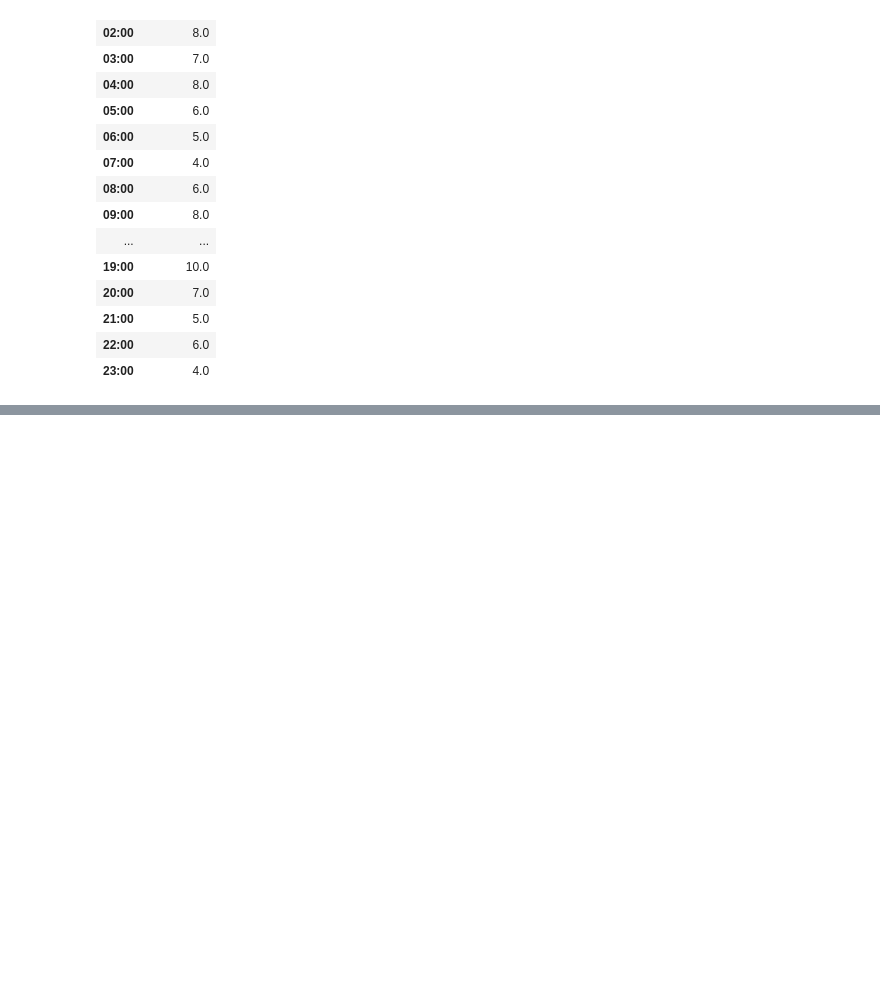
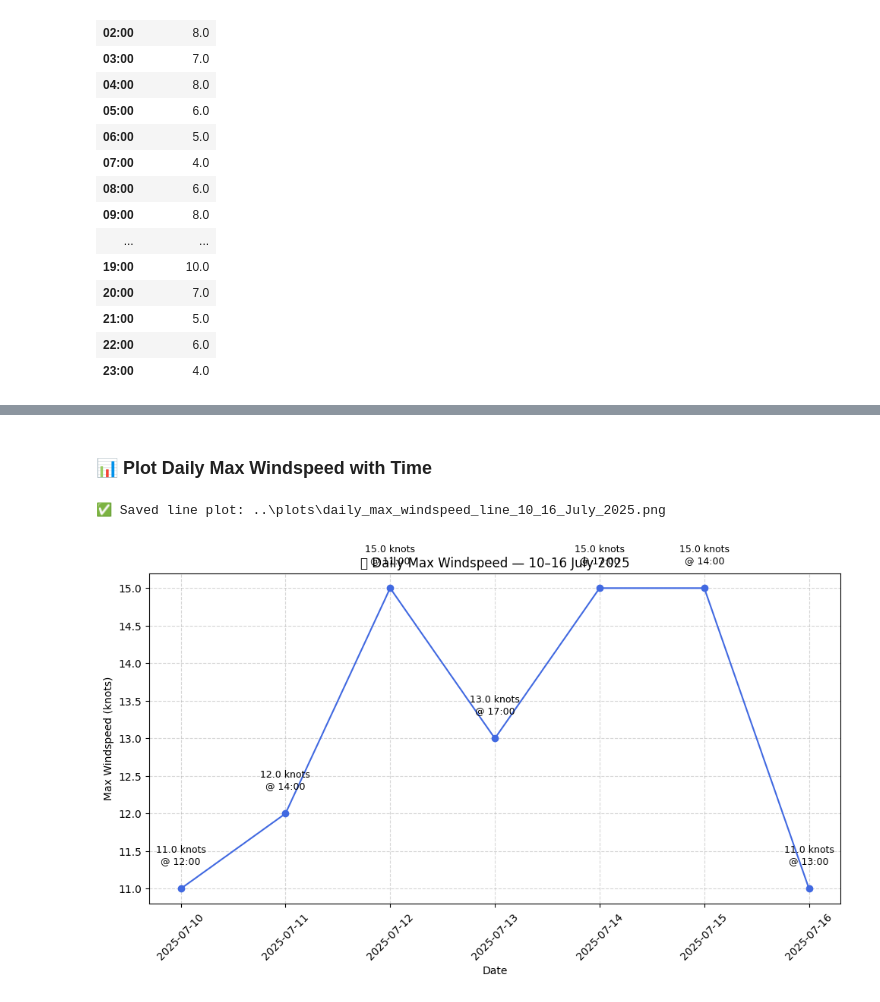
Before and after one commit to ECronin1973/programming-for-data-analytics, a Jupyter notebook: assignments/notebooks/assignment_6_Weather.ipynb, the cells around one changed output, grey strips where cells are left out. Cells and saved outputs as stored; diff of their text form; code cells hidden in the pictures; blank space fills up the shorter version.

Commit message:
Notebook and README updated with max windspeed for each day

```diff
--- a/assignments/notebooks/assignment_6_Weather.ipynb
+++ b/assignments/notebooks/assignment_6_Weather.ipynb
@@ -1111,0 +1161,36 @@ Hourly Mean Windspeed Table:
+# %% [markdown]
+### 📊 Plot Daily Max Windspeed with Time
+# %%
+# 📥 Load the saved summary
+summary_fp = os.path.join("..", "data", "daily_max_windspeed_with_time_10_16_July_2025.csv")
+df = pd.read_csv(summary_fp)
+
+# 🔢 Sort by date to ensure correct line order
+df['date'] = pd.to_datetime(df['date'])
+df = df.sort_values('date')
+
+# 🎨 Create line plot
+plt.figure(figsize=(10, 6))
+plt.plot(df['date'], df['max_windspeed'], marker='o', linestyle='-', color='royalblue')
+
+# 🕒 Annotate each point with windspeed and time
+for x, y, time in zip(df['date'], df['max_windspeed'], df['time_of_max']):
+    plt.text(x, y + 0.3, f"{y} knots\n@ {time}", ha='center', va='bottom', fontsize=9)
+
+plt.title("🌬️ Daily Max Windspeed — 10–16 July 2025")
+plt.xlabel("Date")
+plt.ylabel("Max Windspeed (knots)")
+plt.grid(True, linestyle='--', alpha=0.5)
+plt.xticks(rotation=45)
+plt.tight_layout()
+
+# 💾 Save plot
+plots_dir = os.path.join("..", "plots")
+os.makedirs(plots_dir, exist_ok=True)
+plot_fp = os.path.join(plots_dir, "daily_max_windspeed_line_10_16_July_2025.png")
+plt.savefig(plot_fp, dpi=150)
+print(f"✅ Saved line plot: {plot_fp}")
+plt.show()
+# %% [output]
+✅ Saved line plot: ..\plots\daily_max_windspeed_line_10_16_July_2025.png
+[figure, added]
```
Also changed, not shown: parts of 7 cells of this notebook, 4 other files.
